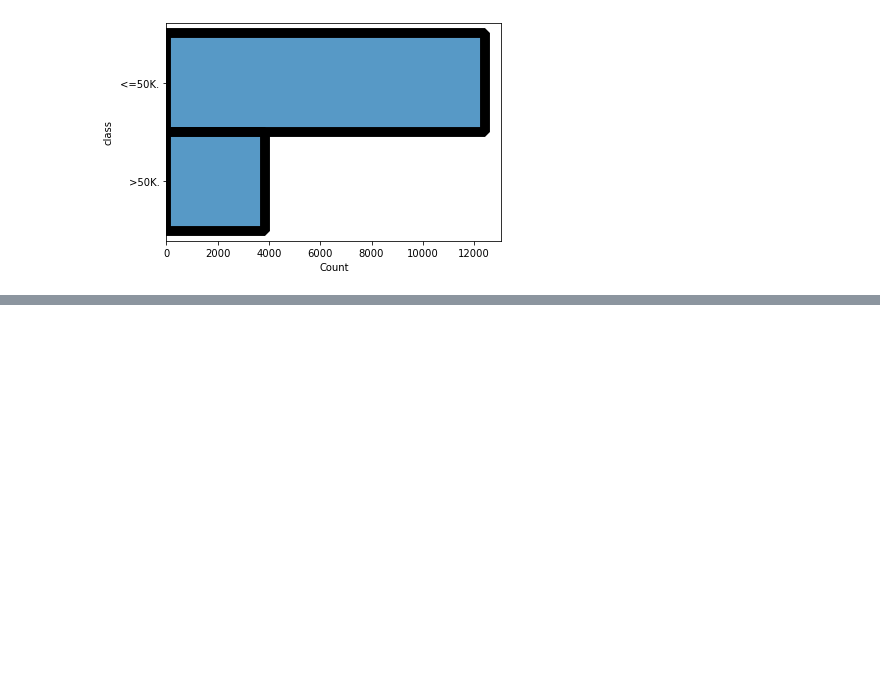
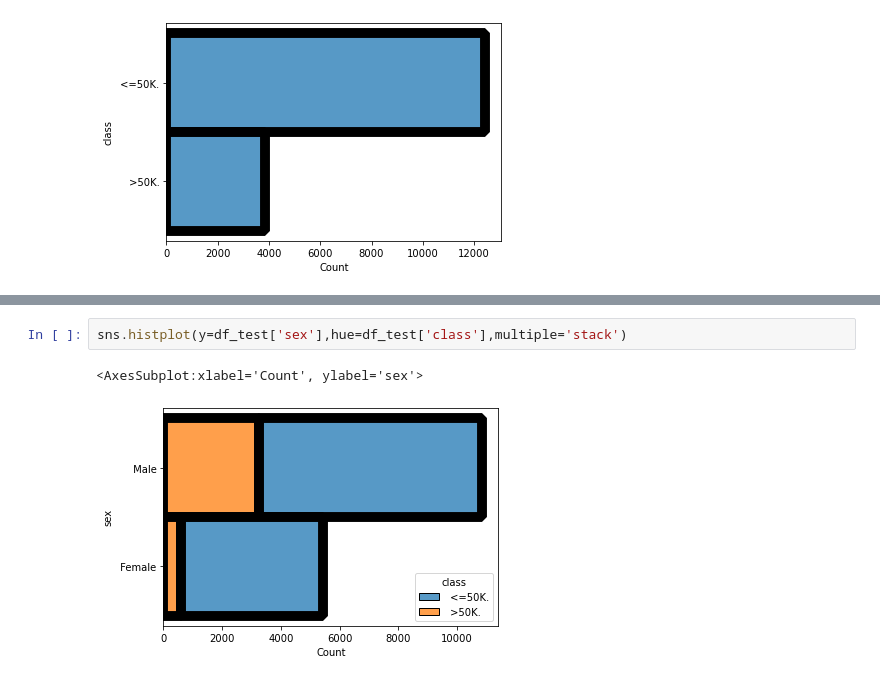
Before and after one commit to luismoralesphysics/Aunalytics_DA_assessment, a Jupyter notebook: segmentation.ipynb, the cells around one changed output, grey strips where cells are left out. Saved outputs shown, nothing was run; the diff lists cells and outputs as text; blank space fills up the shorter version.

```diff
--- a/segmentation.ipynb
+++ b/segmentation.ipynb
@@ -229,0 +247,5 @@ sns.histplot(y=df_test['class'])
+# %%
+sns.histplot(y=df_test['sex'],hue=df_test['class'],multiple='stack')
+# %% [output]
+<AxesSubplot:xlabel='Count', ylabel='sex'>
+[figure, added]
```
Also changed, not shown: parts of 13 cells of this notebook.
